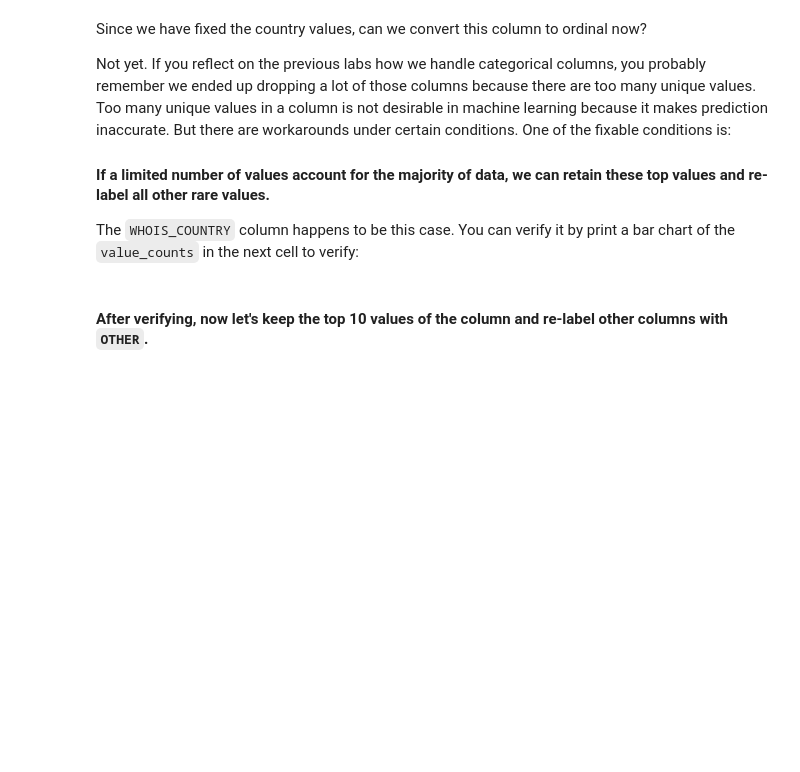
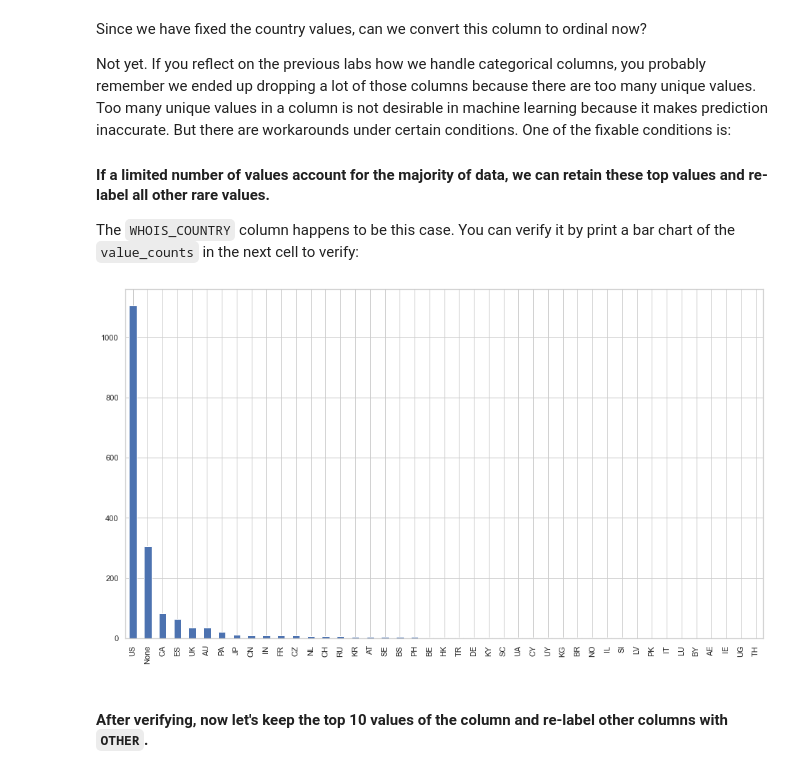
Before and after one commit to Ironhack-data-bcn-january-2023/lab-supervised-learning, a Jupyter notebook: your-code/main.ipynb, the cells around one changed output. Drawn from its saved outputs; the diff is of its cells as text; code cells hidden in the pictures; blank space fills up the shorter version.

```diff
--- a/your-code/main.ipynb
+++ b/your-code/main.ipynb
@@ -220,3 +234,9 @@ If you remember in the previous labs, we drop a column if the column contains a
+# %%
+# We need to drop content_lenght as it is missing almost half of its values
+webs_red = webs_red.drop(columns='CONTENT_LENGTH')
+# %%
+# Finally lets drop rows with NaNs (only a single row is missing a value for DNS_QUERY_TIMES)
+webs_red = webs_red.dropna(how='any')
 # %% [markdown]
 #### Again, examine the number of missing values in each column.
 
@@ -250,0 +297,12 @@ How to handle string columns is always case by case. Let's start by working on `
+# %%
+replace_map = {
+    "us" : "US",
+    "Cyprus" : "CY",
+    "se" : "SE",
+    "United Kingdom" : "UK",
+    "[u'GB'; u'UK']" : "UK",
+    "GB" : "UK",
+    "ru" : "RU"
+}
+webs_red["WHOIS_COUNTRY"] = webs_red["WHOIS_COUNTRY"].replace(replace_map)
+webs_red.WHOIS_COUNTRY.value_counts()
@@ -261,2 +335,6 @@ The `WHOIS_COUNTRY` column happens to be this case. You can verify it by print a
+# %%
+webs_red.WHOIS_COUNTRY.value_counts().plot.bar();
+# %% [output]
+[figure, added]
 # %% [markdown]
 #### After verifying, now let's keep the top 10 values of the column and re-label other columns with `OTHER`.
```
Also changed, not shown: parts of 48 cells of this notebook.
